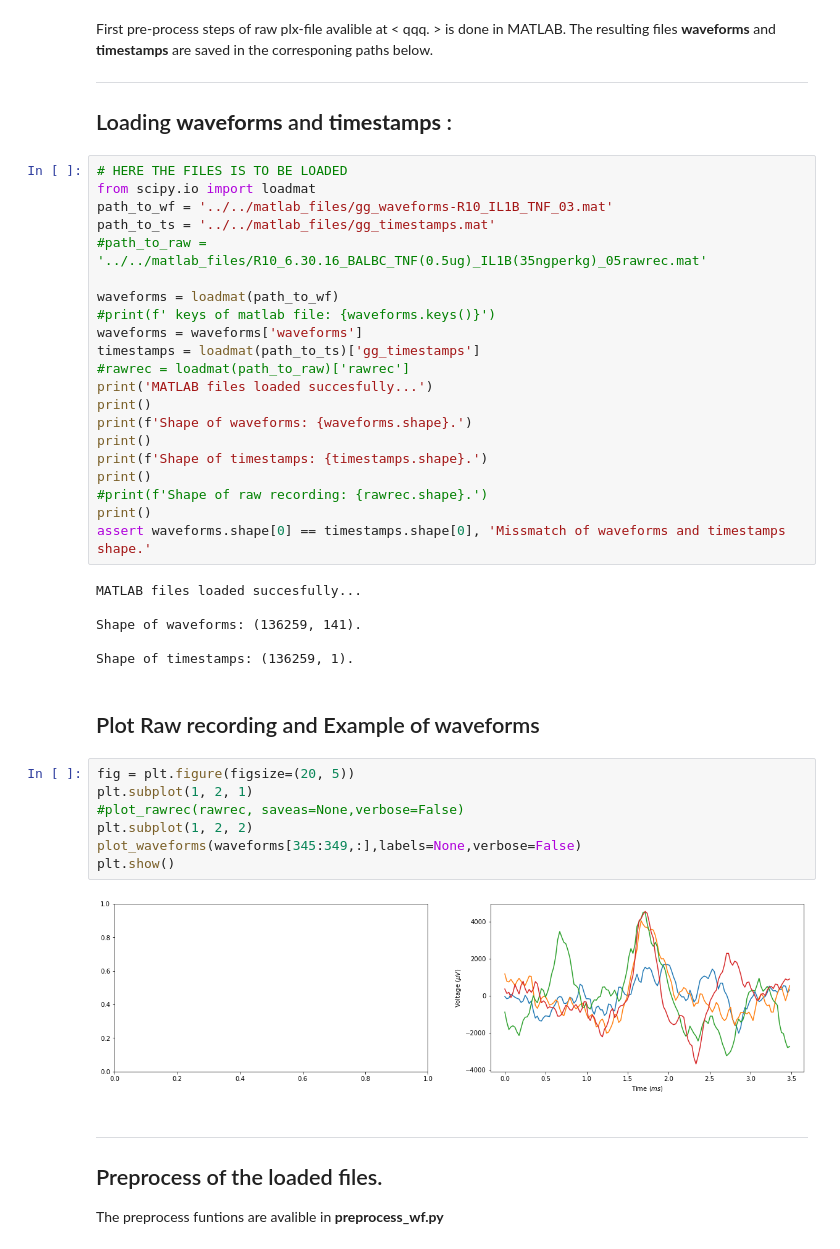
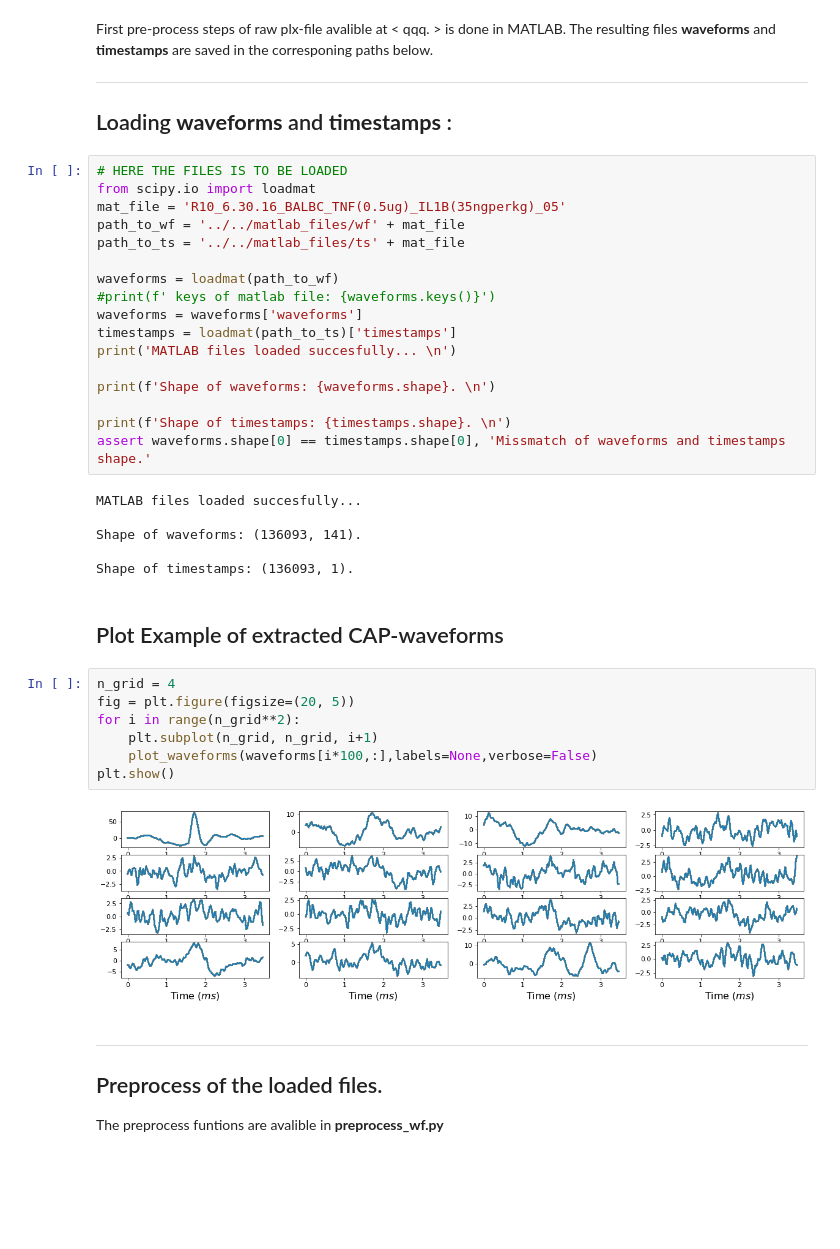
Before and after one commit to gabberiel/cytokine_activity, a Jupyter notebook: gg_jupyters/CVAE_pipeline_main.ipynb, the cells around one changed output. Saved outputs shown, nothing was run; the diff lists cells and outputs as text; blank space fills up the shorter version.

```diff
--- a/gg_jupyters/CVAE_pipeline_main.ipynb
+++ b/gg_jupyters/CVAE_pipeline_main.ipynb
@@ -29,41 +29,37 @@ First pre-process steps of raw plx-file avalible at < qqq. > is done in MATLAB.
 # %%
 # HERE THE FILES IS TO BE LOADED
 from scipy.io import loadmat
-path_to_wf = '../../matlab_files/gg_waveforms-R10_IL1B_TNF_03.mat'
-path_to_ts = '../../matlab_files/gg_timestamps.mat'
-#path_to_raw = '../../matlab_files/R10_6.30.16_BALBC_TNF(0.5ug)_IL1B(35ngperkg)_05rawrec.mat'
+mat_file = 'R10_6.30.16_BALBC_TNF(0.5ug)_IL1B(35ngperkg)_05'
+path_to_wf = '../../matlab_files/wf' + mat_file
+path_to_ts = '../../matlab_files/ts' + mat_file
 
 waveforms = loadmat(path_to_wf)
 #print(f' keys of matlab file: {waveforms.keys()}')
 waveforms = waveforms['waveforms']
-timestamps = loadmat(path_to_ts)['gg_timestamps']
-#rawrec = loadmat(path_to_raw)['rawrec']
-print('MATLAB files loaded succesfully...')
-print()
-print(f'Shape of waveforms: {waveforms.shape}.')
-print()
-print(f'Shape of timestamps: {timestamps.shape}.')
-print()
-#print(f'Shape of raw recording: {rawrec.shape}.')
-print()
+timestamps = loadmat(path_to_ts)['timestamps']
+print('MATLAB files loaded succesfully... \n')
+
+print(f'Shape of waveforms: {waveforms.shape}. \n')
+
+print(f'Shape of timestamps: {timestamps.shape}. \n')
 assert waveforms.shape[0] == timestamps.shape[0], 'Missmatch of waveforms and timestamps shape.'
 # %% [output]
 MATLAB files loaded succesfully...
 
-Shape of waveforms: (136259, 141).
+Shape of waveforms: (136093, 141).
 
-Shape of timestamps: (136259, 1).
+Shape of timestamps: (136093, 1).
 # %% [markdown]
-## Plot Raw recording and Example of waveforms
+## Plot Example of extracted CAP-waveforms
 # %%
+n_grid = 4
 fig = plt.figure(figsize=(20, 5))
-plt.subplot(1, 2, 1)
-#plot_rawrec(rawrec, saveas=None,verbose=False)
-plt.subplot(1, 2, 2)
-plot_waveforms(waveforms[345:349,:],labels=None,verbose=False)
+for i in range(n_grid**2):
+    plt.subplot(n_grid, n_grid, i+1)
+    plot_waveforms(waveforms[i*100,:],labels=None,verbose=False)
 plt.show()
 # %% [output]
-[figure, old version]
+[figure, new version]
 # %% [markdown]
 ---
 ## Preprocess of the loaded files.
```
Also changed, not shown: parts of 2 cells of this notebook, 41 other files.
